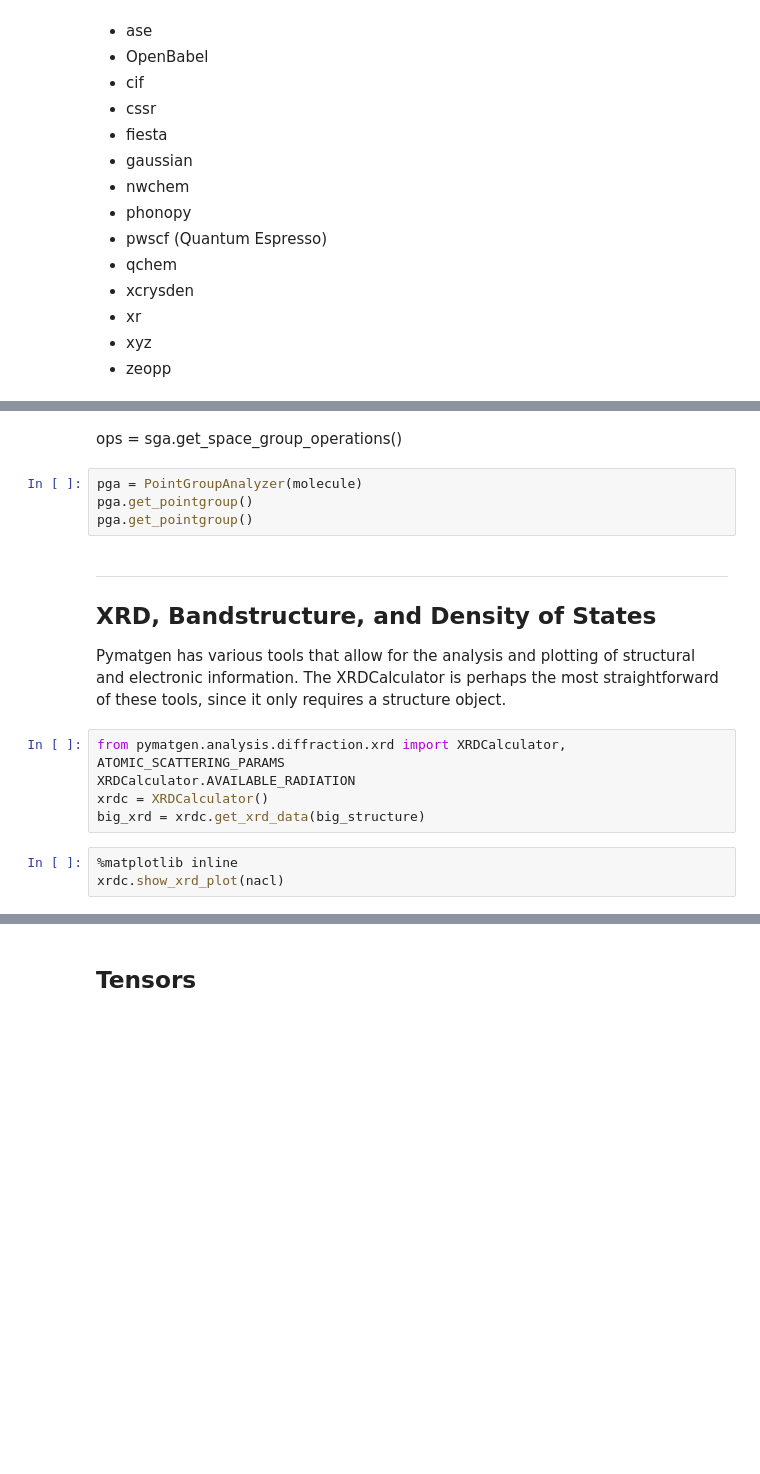
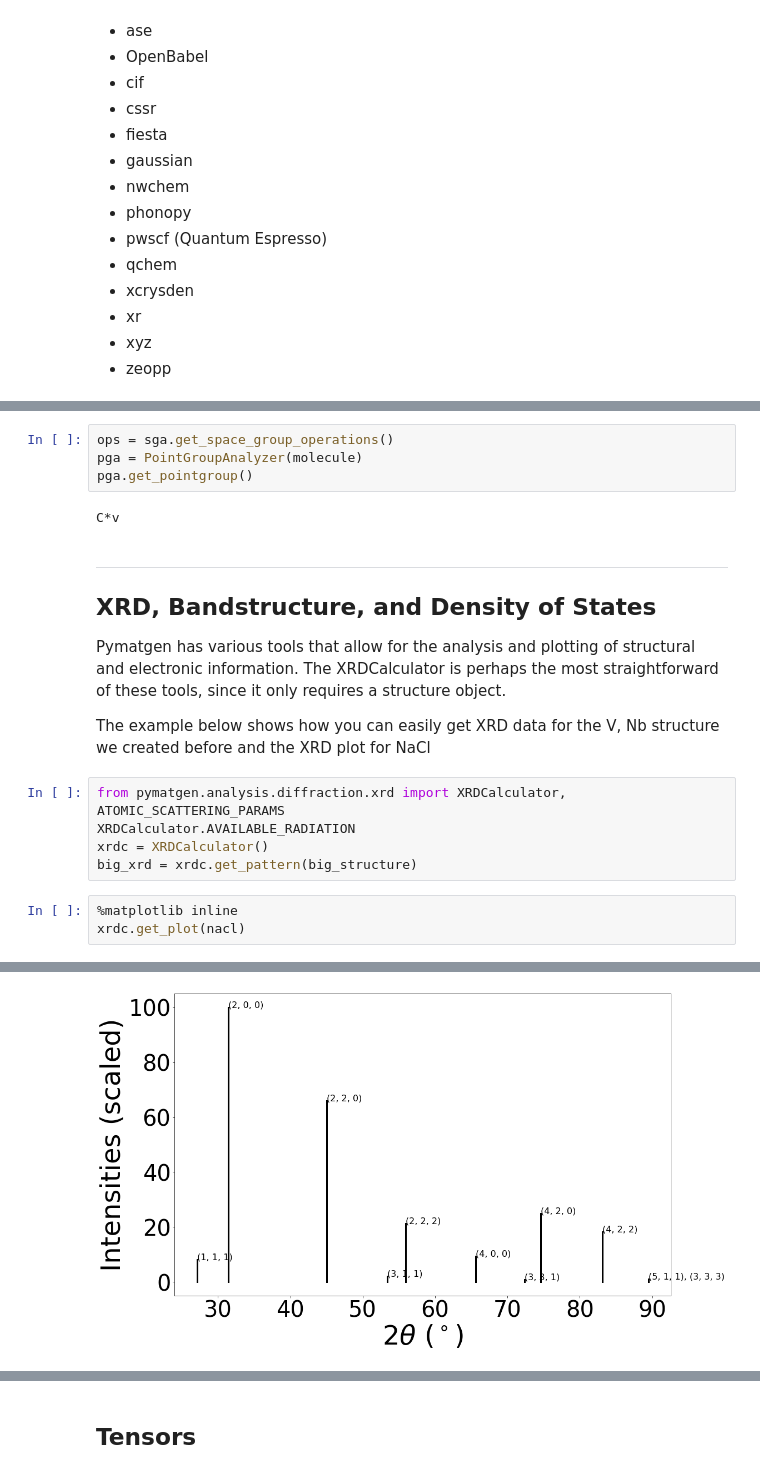
Before and after one commit to materialsproject/workshop, a Jupyter notebook: lessons/pymatgen/1 - intro.ipynb, the cells around one changed output, grey strips where cells are left out. Saved outputs shown, nothing was run; the diff lists cells and outputs as text; blank space fills up the shorter version.

```diff
--- a/lessons/pymatgen/1 - intro.ipynb
+++ b/lessons/pymatgen/1 - intro.ipynb
@@ -188,19 +197,22 @@ print("Spacegroup symbol:", sga.get_space_group_symbol())
-# %% [markdown]
-ops = sga.get_space_group_operations()
 # %%
+ops = sga.get_space_group_operations()
 pga = PointGroupAnalyzer(molecule)
 pga.get_pointgroup()
-pga.get_pointgroup()
+# %% [output]
+C*v
 # %% [markdown]
 --------
 ## XRD, Bandstructure, and Density of States
 
 Pymatgen has various tools that allow for the analysis and plotting of structural and electronic information.  The XRDCalculator is perhaps the most straightforward of these tools, since it only requires a structure object.
+
+The example below shows how you can easily get XRD data for the V, Nb structure we created before and the XRD plot for NaCl
 # %%
 from pymatgen.analysis.diffraction.xrd import XRDCalculator, ATOMIC_SCATTERING_PARAMS
 XRDCalculator.AVAILABLE_RADIATION
 xrdc = XRDCalculator()
-big_xrd = xrdc.get_xrd_data(big_structure)
+big_xrd = xrdc.get_pattern(big_structure)
 # %%
 %matplotlib inline
-xrdc.show_xrd_plot(nacl)
+xrdc.get_plot(nacl)
+# %% [output]
@@ -207 +220,2 @@ xrdc.show_xrd_plot(nacl)
+[figure, added]
 # %% [markdown]
```
Also changed, not shown: parts of 44 cells of this notebook.
